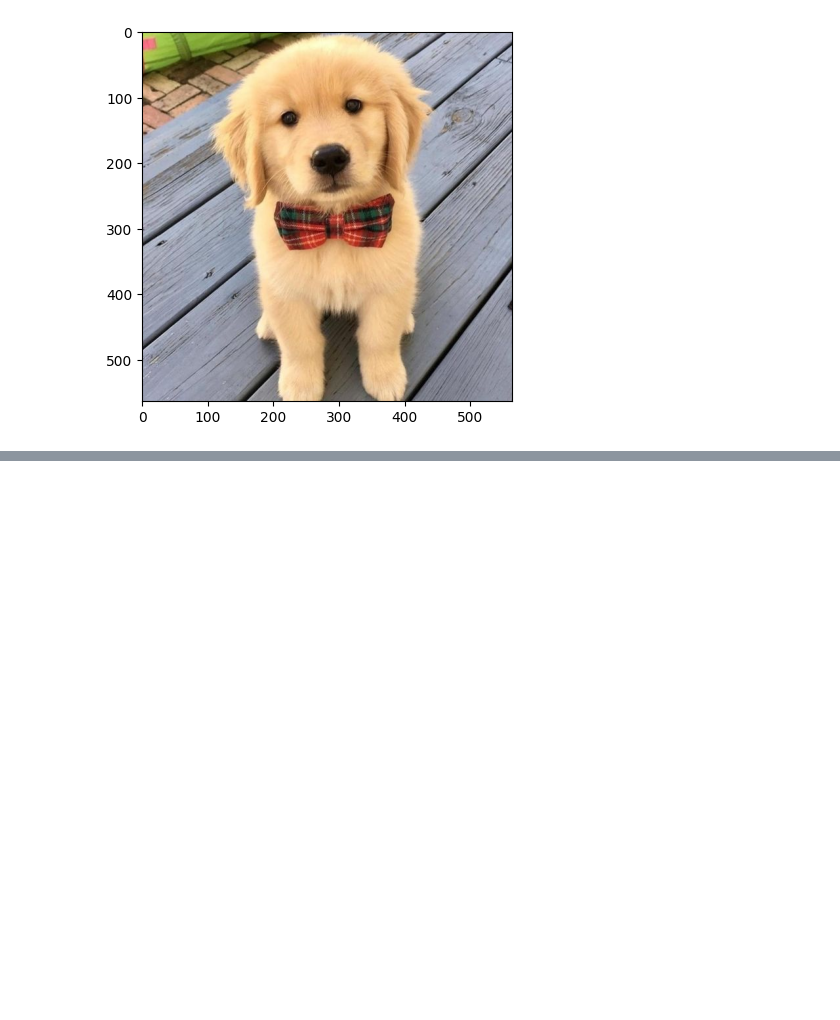
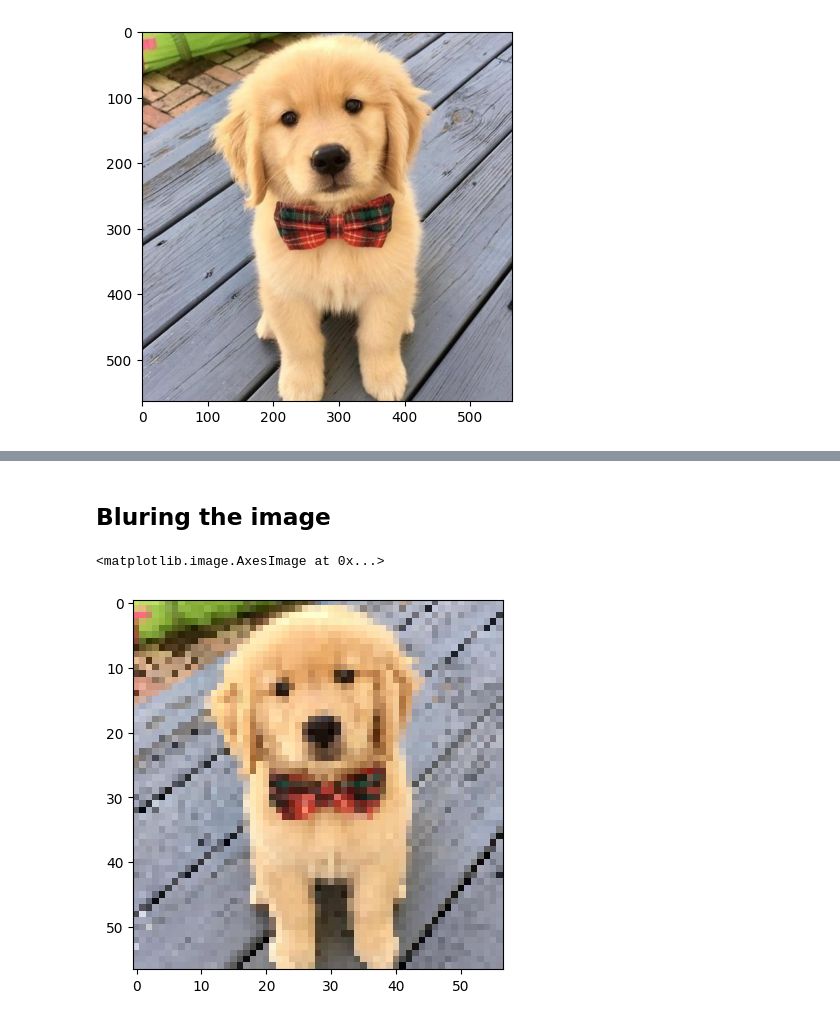
Before and after one commit to AntaraR12/Data-Science-PocketBook, a Jupyter notebook: numpy/image-processing.ipynb, the cells around one changed output, grey strips where cells are left out. Cells and saved outputs as stored; diff of their text form; code cells hidden in the pictures; blank space fills up the shorter version.

```diff
--- a/numpy/image-processing.ipynb
+++ b/numpy/image-processing.ipynb
@@ -17,0 +33,7 @@ plt.imshow(cutie)
+# %% [markdown]
+## Bluring the image
+# %%
+plt.imshow(cutie[::10,::10,::])
+# %% [output]
+<matplotlib.image.AxesImage at 0x...>
+[figure, added]
```
Also changed, not shown: parts of 4 cells of this notebook.
